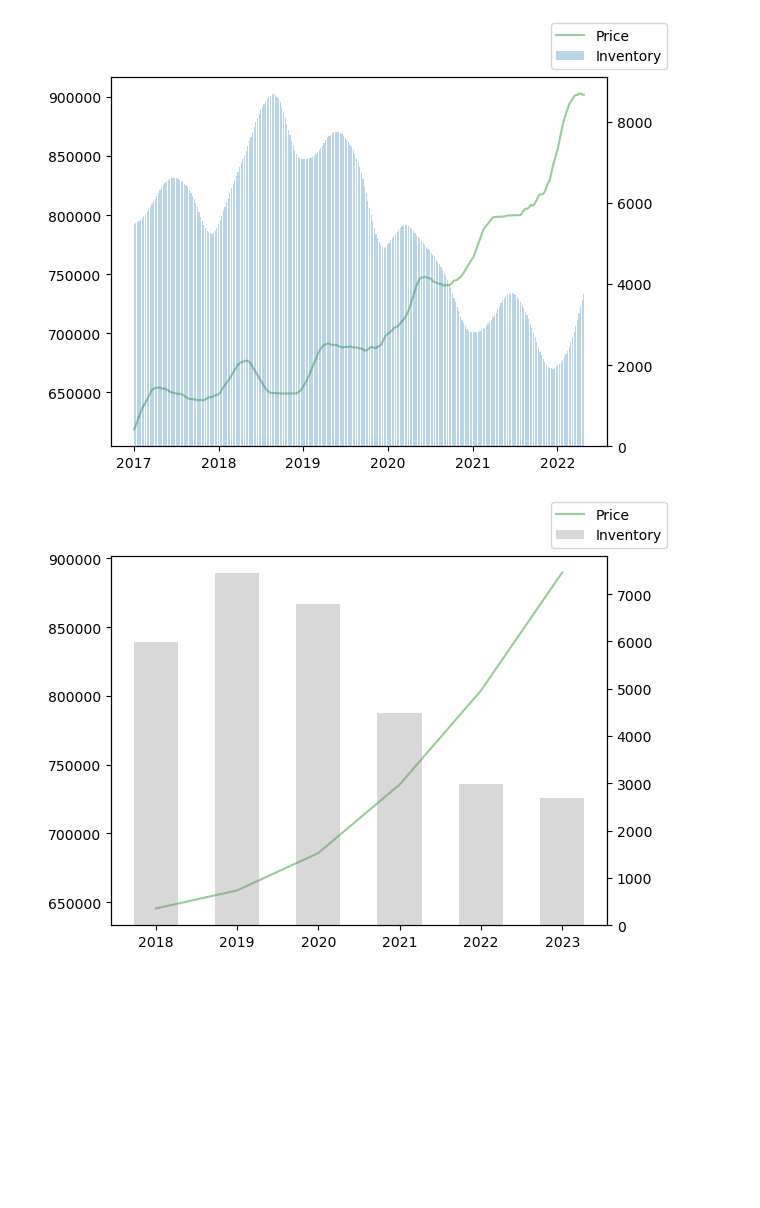
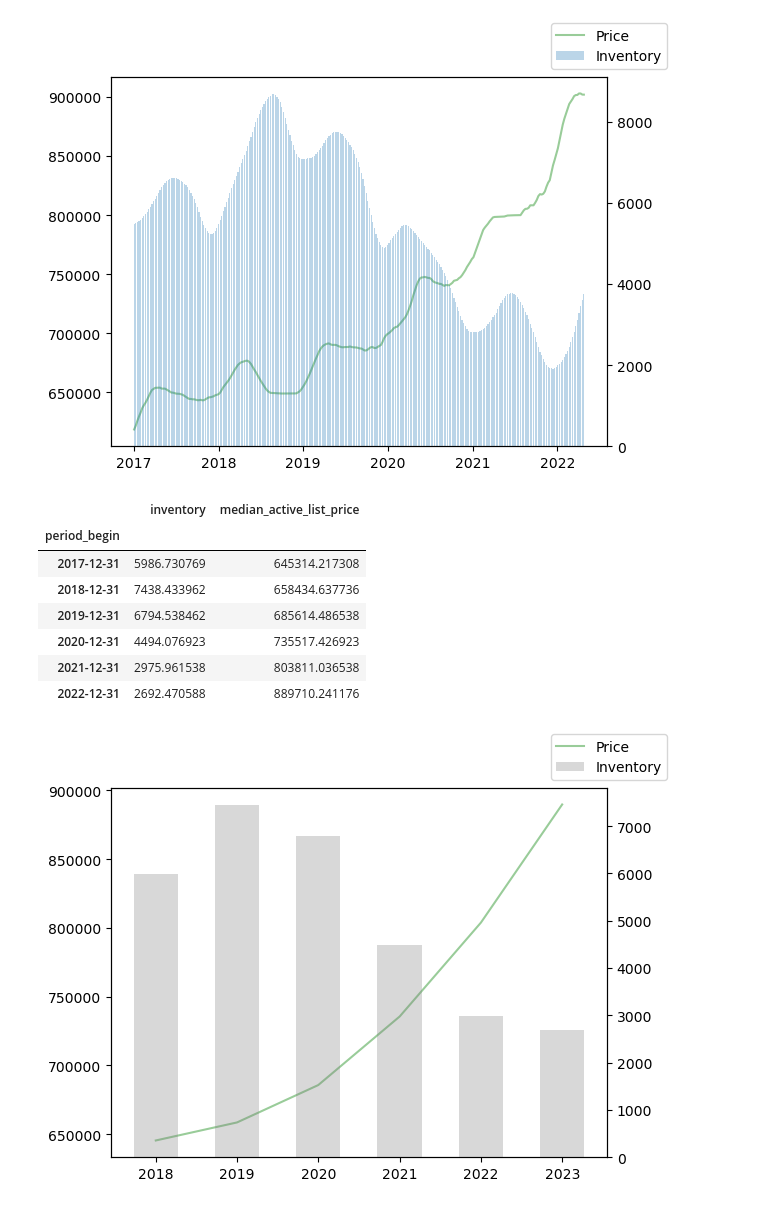
Before and after one commit to scarypillowz/data_visualization, a Jupyter notebook: matplotlib_fundamentals.ipynb, the cells around one changed output. Saved outputs shown, nothing was run; the diff lists cells and outputs as text; code cells hidden in the pictures; blank space fills up the shorter version.

```diff
--- a/matplotlib_fundamentals.ipynb
+++ b/matplotlib_fundamentals.ipynb
@@ -960,4 +988,16 @@ ax2.bar(
 fig.legend();
 # %% [output]
 [figure]
+# %%
+sd_dual2 = sd_dual.resample('Y').mean()
+sd_dual2
+# %% [output]
+|  | inventory | median_active_list_price |
+| period_begin |  |  |
+| 2017-12-31 | 5986.730769 | 645314.217308 |
+| 2018-12-31 | 7438.433962 | 658434.637736 |
+| 2019-12-31 | 6794.538462 | 685614.486538 |
+| 2020-12-31 | 4494.076923 | 735517.426923 |
+| 2021-12-31 | 2975.961538 | 803811.036538 |
+| 2022-12-31 | 2692.470588 | 889710.241176 |
 # %%
```
Also changed, not shown: parts of 15 cells of this notebook, 1 other file.
